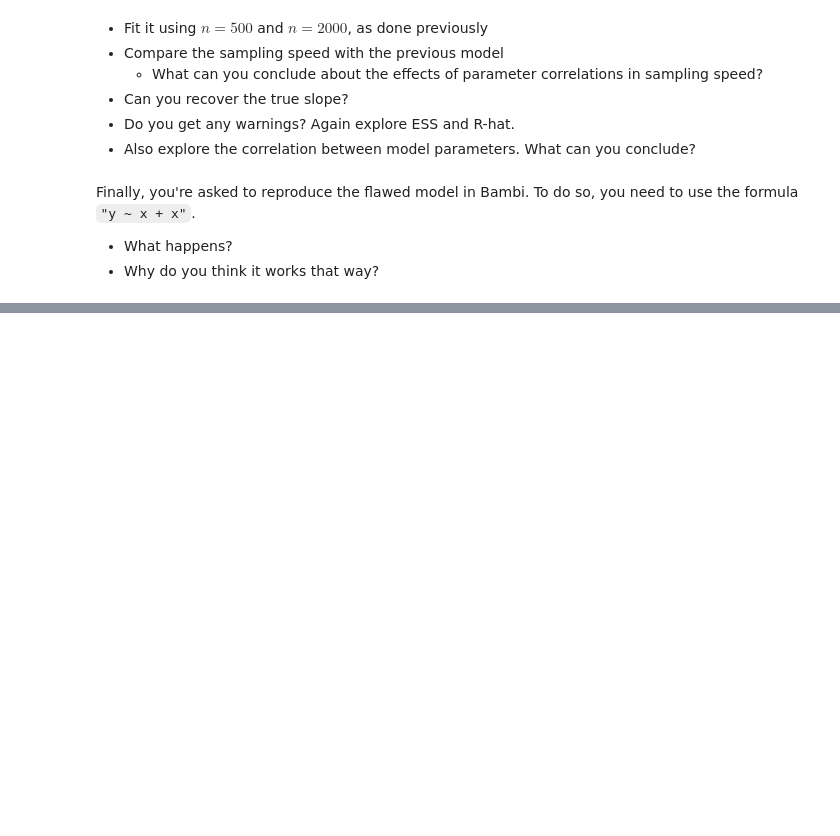
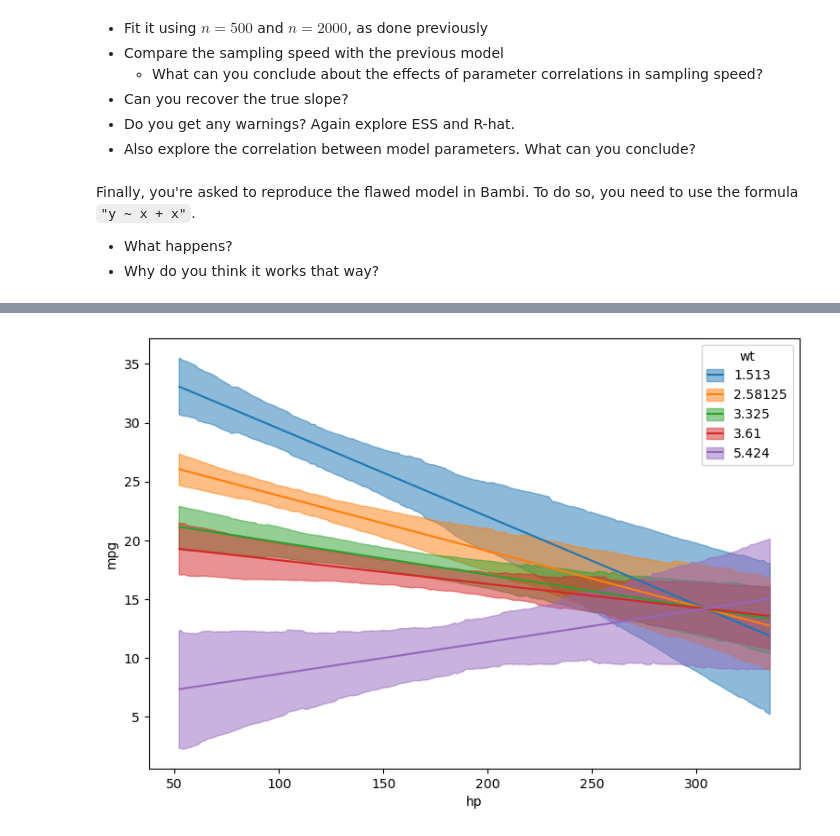
Before and after one commit to tomicapretto/etc, a Jupyter notebook: lessons/03_BambiDeepDive/Bambi_Deep_Dive_Exercises.ipynb, the cells around one changed output, grey strips where cells are left out. Cells and saved outputs as stored; diff of their text form; code cells hidden in the pictures; blank space fills up the shorter version.

```diff
--- a/lessons/03_BambiDeepDive/Bambi_Deep_Dive_Exercises.ipynb
+++ b/lessons/03_BambiDeepDive/Bambi_Deep_Dive_Exercises.ipynb
@@ -151,0 +202,4 @@ Some real world use case
+# %%
+plot_cap(model_interaction, idata_interaction, ["hp", "wt"], fig_kwargs={"figsize": (9, 6)});
+# %% [output]
+[figure, added]
```
Also changed, not shown: parts of 11 cells of this notebook.
